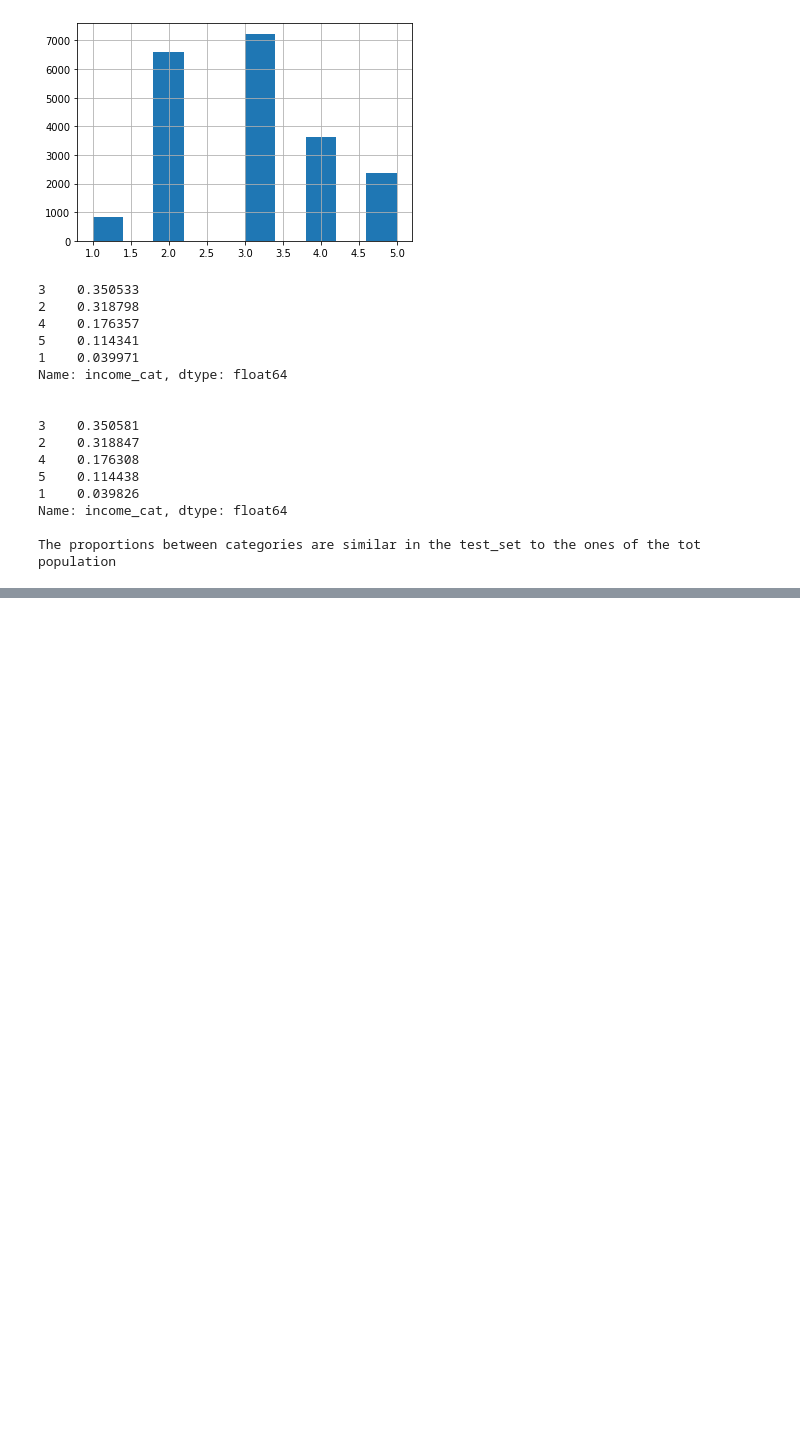
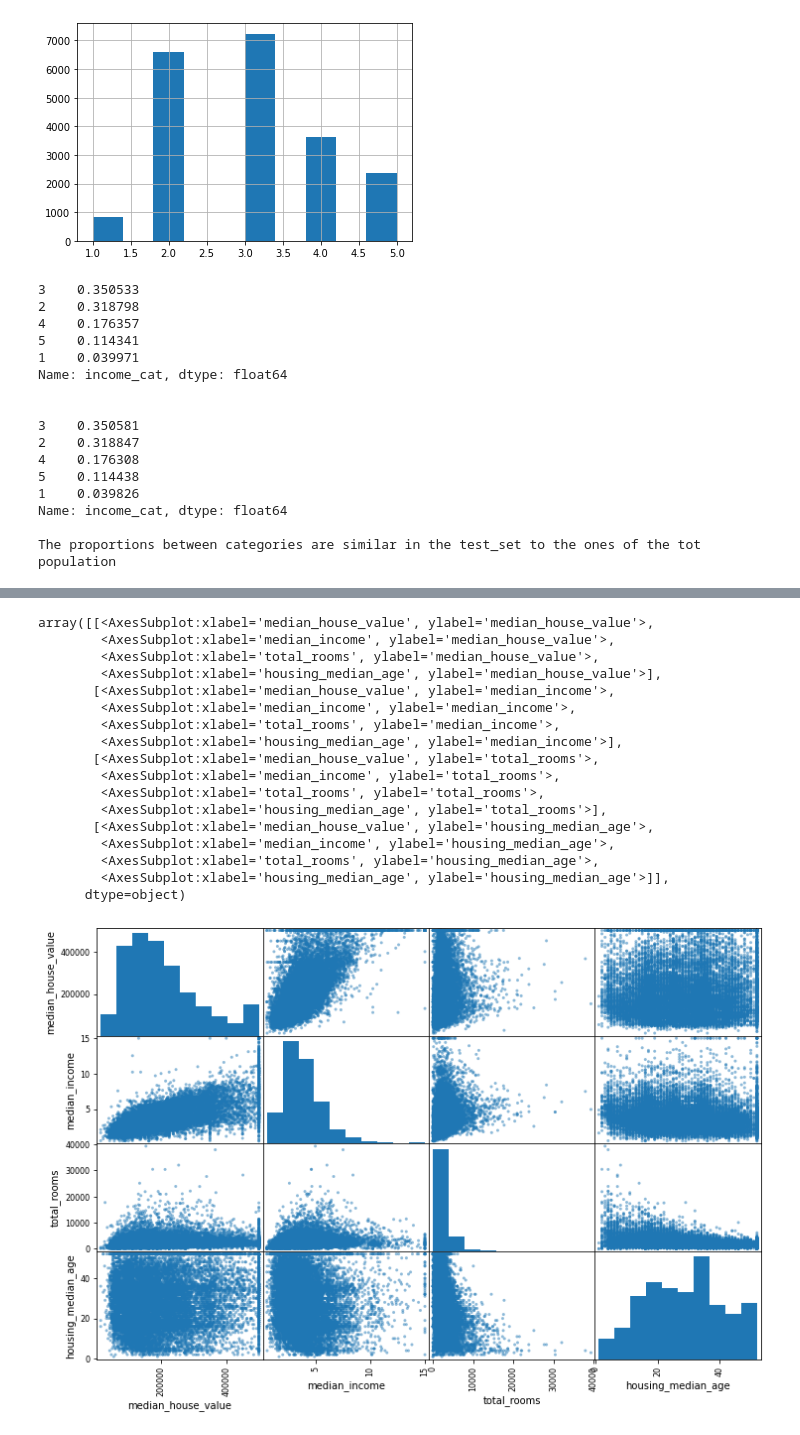
Before and after one commit to 4nemo0220/geron, a Jupyter notebook: Chapter2.ipynb, the cells around one changed output, grey strips where cells are left out. Cells and saved outputs as stored; diff of their text form; code cells hidden in the pictures; blank space fills up the shorter version.

```diff
--- a/Chapter2.ipynb
+++ b/Chapter2.ipynb
@@ -349,0 +426,25 @@ for set_ in (strat_train_set, strat_test_set):   # set_ is a entire set in tuple
+# %%
+from pandas.plotting import scatter_matrix
+
+# Plots every numerical attribute against every other numerical one you feed to it
+attributes = ["median_house_value", "median_income", "total_rooms", "housing_median_age"]
+scatter_matrix(housing[attributes], figsize=(12,8))
+# %% [output]
+array([[<AxesSubplot:xlabel='median_house_value', ylabel='median_house_value'>,
+        <AxesSubplot:xlabel='median_income', ylabel='median_house_value'>,
+        <AxesSubplot:xlabel='total_rooms', ylabel='median_house_value'>,
+        <AxesSubplot:xlabel='housing_median_age', ylabel='median_house_value'>],
+       [<AxesSubplot:xlabel='median_house_value', ylabel='median_income'>,
+        <AxesSubplot:xlabel='median_income', ylabel='median_income'>,
+        <AxesSubplot:xlabel='total_rooms', ylabel='median_income'>,
+        <AxesSubplot:xlabel='housing_median_age', ylabel='median_income'>],
+       [<AxesSubplot:xlabel='median_house_value', ylabel='total_rooms'>,
+        <AxesSubplot:xlabel='median_income', ylabel='total_rooms'>,
+        <AxesSubplot:xlabel='total_rooms', ylabel='total_rooms'>,
+        <AxesSubplot:xlabel='housing_median_age', ylabel='total_rooms'>],
+       [<AxesSubplot:xlabel='median_house_value', ylabel='housing_median_age'>,
+        <AxesSubplot:xlabel='median_income', ylabel='housing_median_age'>,
+        <AxesSubplot:xlabel='total_rooms', ylabel='housing_median_age'>,
+        <AxesSubplot:xlabel='housing_median_age', ylabel='housing_median_age'>]],
+      dtype=object)
+[figure, added]
```
Also changed, not shown: parts of 46 cells of this notebook.
